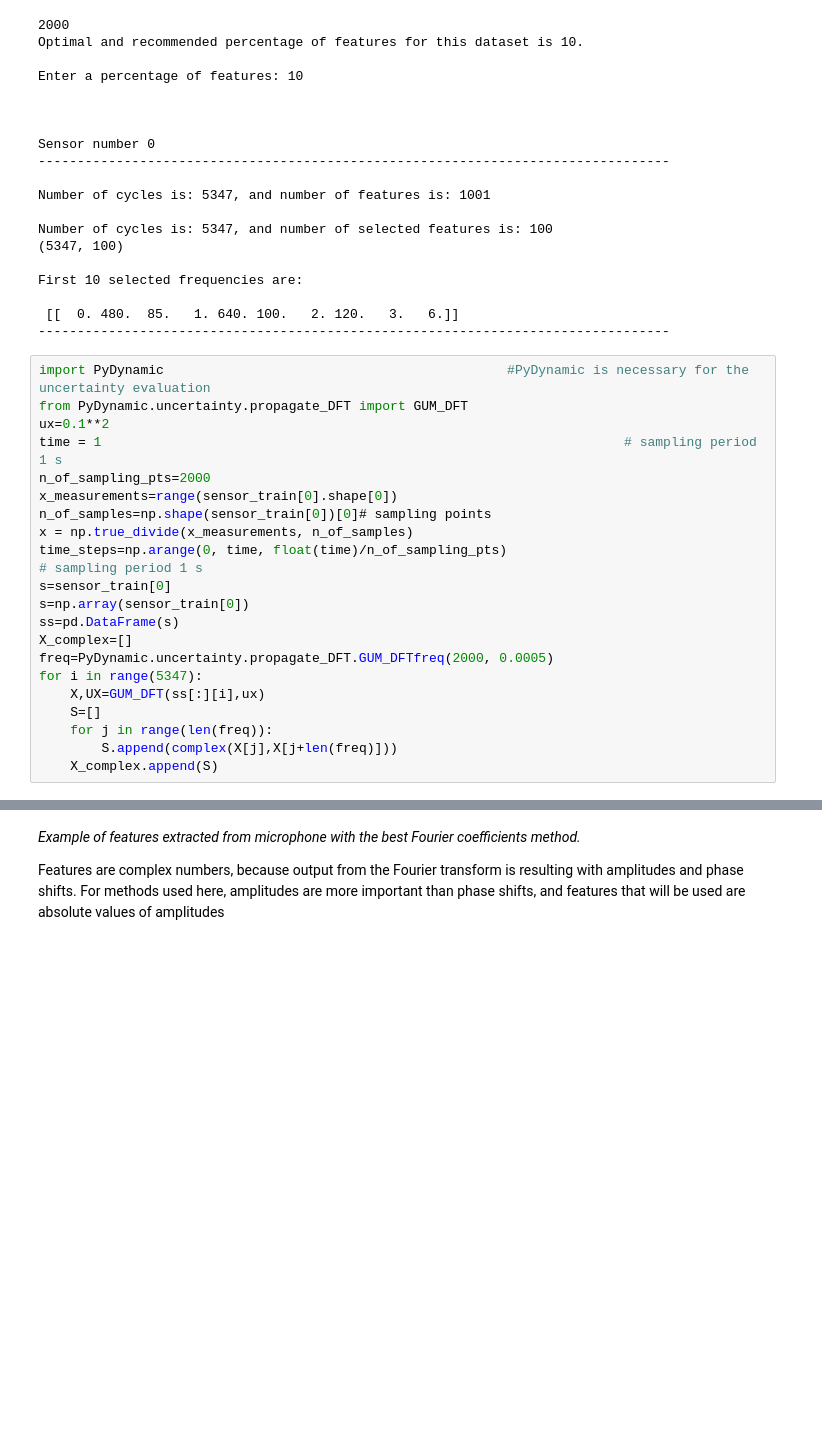
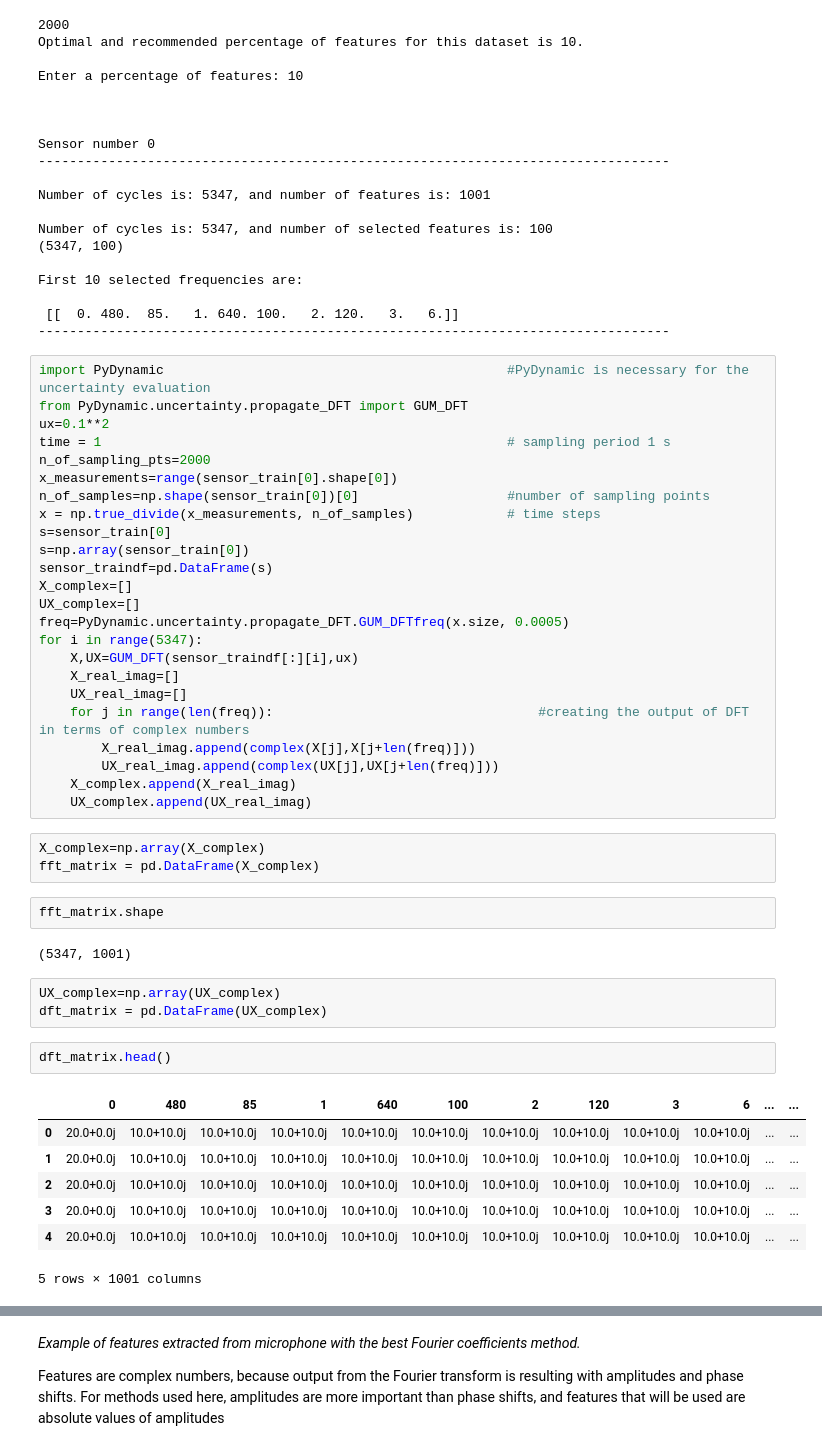
Before and after one commit to ehlimana/ZEMA-machine-learing-tutorials-uncertainty-evaluation, a Jupyter notebook: 2_Machine_Learning_using_Best_Fourier_Coefficients.ipynb, the cells around one changed output, grey strips where cells are left out. Cells and saved outputs as stored; diff of their text form; blank space fills up the shorter version.

```diff
--- a/2_Machine_Learning_using_Best_Fourier_Coefficients.ipynb
+++ b/2_Machine_Learning_using_Best_Fourier_Coefficients.ipynb
@@ -303,20 +303,43 @@ First 10 selected frequencies are:
 import PyDynamic                                            #PyDynamic is necessary for the uncertainty evaluation
 from PyDynamic.uncertainty.propagate_DFT import GUM_DFT
 ux=0.1**2
-time = 1                                                                   # sampling period 1 s
+time = 1                                                    # sampling period 1 s
 n_of_sampling_pts=2000
 x_measurements=range(sensor_train[0].shape[0])
-n_of_samples=np.shape(sensor_train[0])[0]# sampling points
-x = np.true_divide(x_measurements, n_of_samples)
-time_steps=np.arange(0, time, float(time)/n_of_sampling_pts)                                                        # sampling period 1 s
+n_of_samples=np.shape(sensor_train[0])[0]                   #number of sampling points
+x = np.true_divide(x_measurements, n_of_samples)            # time steps
 s=sensor_train[0]
 s=np.array(sensor_train[0])
-ss=pd.DataFrame(s)
+sensor_traindf=pd.DataFrame(s)
 X_complex=[]
-freq=PyDynamic.uncertainty.propagate_DFT.GUM_DFTfreq(2000, 0.0005)
+UX_complex=[]
+freq=PyDynamic.uncertainty.propagate_DFT.GUM_DFTfreq(x.size, 0.0005)
 for i in range(5347):
-    X,UX=GUM_DFT(ss[:][i],ux)
-    S=[]
-    for j in range(len(freq)):
-        S.append(complex(X[j],X[j+len(freq)]))
-    X_complex.append(S)
+    X,UX=GUM_DFT(sensor_traindf[:][i],ux)
+    X_real_imag=[]
+    UX_real_imag=[]
+    for j in range(len(freq)):                                  #creating the output of DFT in terms of complex numbers
+        X_real_imag.append(complex(X[j],X[j+len(freq)]))
+        UX_real_imag.append(complex(UX[j],UX[j+len(freq)]))
+    X_complex.append(X_real_imag)
+    UX_complex.append(UX_real_imag)
+# %%
+X_complex=np.array(X_complex)
+fft_matrix = pd.DataFrame(X_complex)
+# %%
+fft_matrix.shape
+# %% [output]
+(5347, 1001)
+# %%
+UX_complex=np.array(UX_complex)
+dft_matrix = pd.DataFrame(UX_complex)
+# %%
+dft_matrix.head()
+# %% [output]
+|  | 0 | 480 | 85 | 1 | 640 | 100 | 2 | 120 | 3 | 6 | ... | ... |
+| 0 | 20.0+0.0j | 10.0+10.0j | 10.0+10.0j | 10.0+10.0j | 10.0+10.0j | 10.0+10.0j | 10.0+10.0j | 10.0+10.0j | 10.0+10.0j | 10.0+10.0j | ... | ... |
+| 1 | 20.0+0.0j | 10.0+10.0j | 10.0+10.0j | 10.0+10.0j | 10.0+10.0j | 10.0+10.0j | 10.0+10.0j | 10.0+10.0j | 10.0+10.0j | 10.0+10.0j | ... | ... |
+| 2 | 20.0+0.0j | 10.0+10.0j | 10.0+10.0j | 10.0+10.0j | 10.0+10.0j | 10.0+10.0j | 10.0+10.0j | 10.0+10.0j | 10.0+10.0j | 10.0+10.0j | ... | ... |
+| 3 | 20.0+0.0j | 10.0+10.0j | 10.0+10.0j | 10.0+10.0j | 10.0+10.0j | 10.0+10.0j | 10.0+10.0j | 10.0+10.0j | 10.0+10.0j | 10.0+10.0j | ... | ... |
+| 4 | 20.0+0.0j | 10.0+10.0j | 10.0+10.0j | 10.0+10.0j | 10.0+10.0j | 10.0+10.0j | 10.0+10.0j | 10.0+10.0j | 10.0+10.0j | 10.0+10.0j | ... | ... |
+5 rows × 1001 columns
```
Also changed, not shown: parts of 4 cells of this notebook.
